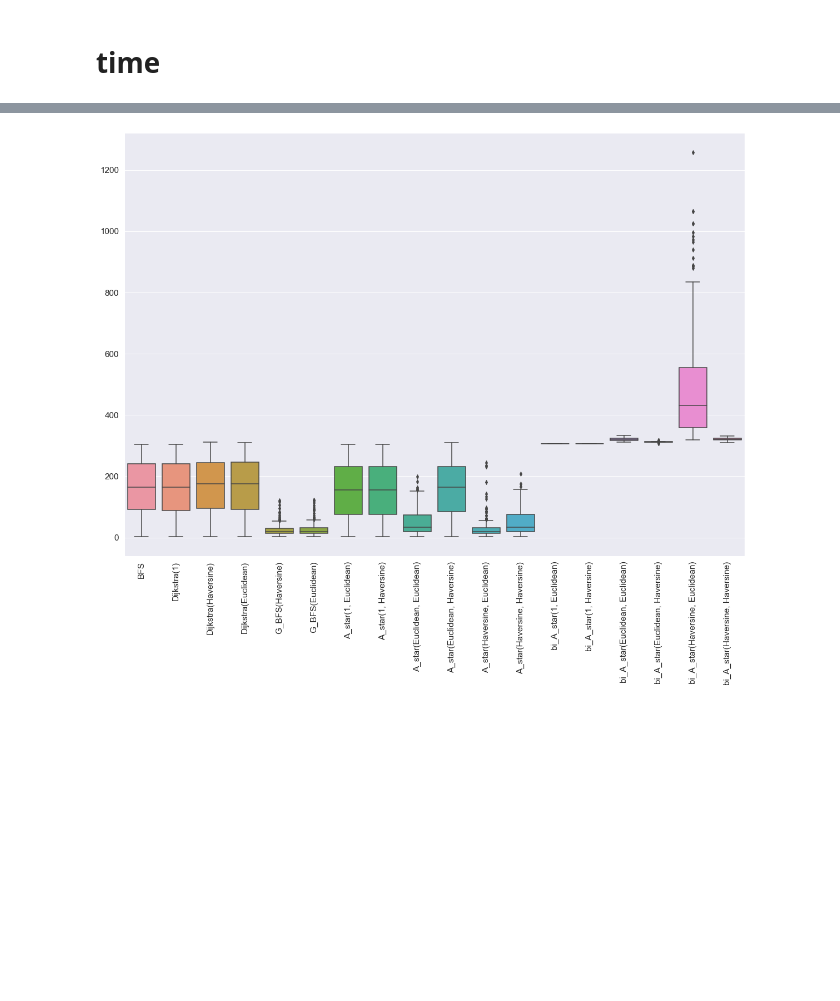
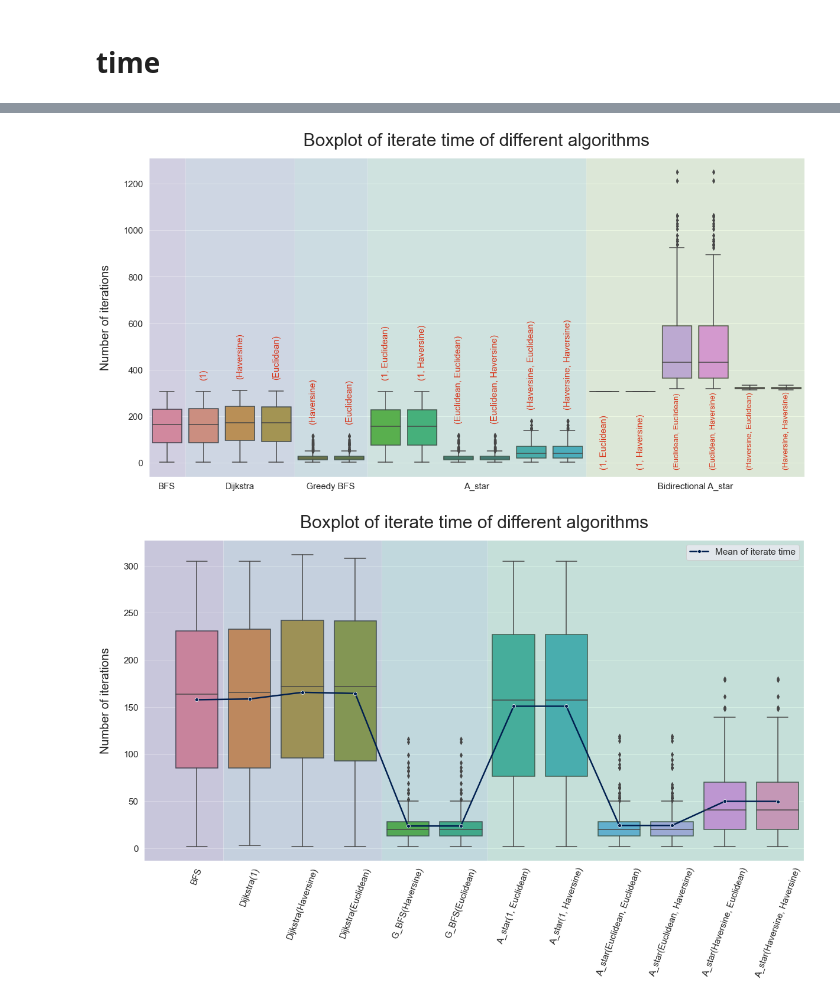
Before and after one commit to SustechSTA303/STA303-Assignment03, a Jupyter notebook: myWork/analysis&plot.ipynb, the cells around one changed output, grey strips where cells are left out. Drawn from its saved outputs; the diff is of its cells as text; code cells hidden in the pictures; blank space fills up the shorter version.

```diff
--- a/myWork/analysis&plot.ipynb
+++ b/myWork/analysis&plot.ipynb
@@ -61,8 +97,0 @@ iterate_time.head()
-# %%
-plt.figure(figsize=(20,14))
-sns.set(font_scale = 1.4)
-sns.boxplot(data=iterate_time.drop(["BellmanFord(1)","BellmanFord(Euclidean)"], axis=1))
-
-plt.xticks(rotation = 90);
-# %% [output]
-[figure, removed]
@@ -68,0 +100,70 @@ plt.xticks(rotation = 90);
+# %%
+plt.figure(figsize=(20,10))
+sns.set(font_scale = 1.4)
+
+colors = sns.color_palette("viridis", 5)
+plt.axvspan(-1, 0.5, facecolor=colors[0], alpha=0.15)  # Specify the range of the first partition
+plt.axvspan(0.5, 3.5, facecolor=colors[1], alpha=0.15)  # Specify the range of the second partition
+plt.axvspan(3.5, 5.5, facecolor=colors[2], alpha=0.15)  # Specify the range of the second partition
+plt.axvspan(5.5, 11.5, facecolor=colors[3], alpha=0.15)  # Specify the range of the first partition
+plt.axvspan(11.5, 17.5, facecolor=colors[4], alpha=0.15)  # Specify the range of the second partition
+
+sns.boxplot(data=iterate_time.drop(["BellmanFord(Euclidean)"], axis=1))
+# sns.lineplot(data=np.mean(iterate_time.drop(["BellmanFord(1)","BellmanFord(Euclidean)"], axis=1)), palette="tab10", linewidth=2.5, dashes=False)
+
+plt.title("Boxplot of iterate time of different algorithms", fontsize=30, pad=20)
+plt.ylabel("Number of iterations", fontsize=20, labelpad=20)
+plt.xticks([0,2,4.5,8.5,14.5],["BFS","Dijkstra","Greedy BFS","A_star","Bidirectional A_star"] ,fontsize=15);
+
+plt.text(1,np.max(iterate_time['Dijkstra(1)'])+50,'(1)', ha='center', rotation = 90,va= 'bottom',fontsize=15,color='#d8351a')
+plt.text(2,np.max(iterate_time['Dijkstra(Haversine)'])+50,'(Haversine)', ha='center', rotation = 90,va= 'bottom',fontsize=15,color='#d8351a')
+plt.text(3,np.max(iterate_time['Dijkstra(Euclidean)'])+50,'(Euclidean)', ha='center', rotation = 90,va= 'bottom',fontsize=15,color='#d8351a')
+
+plt.text(4,np.max(iterate_time['G_BFS(Haversine)'])+50,'(Haversine)', ha='center', rotation = 90,va= 'bottom',fontsize=15,color='#d8351a')
+plt.text(5,np.max(iterate_time['G_BFS(Euclidean)'])+50,'(Euclidean)', ha='center', rotation = 90,va= 'bottom',fontsize=15,color='#d8351a')
+
+plt.text(6,np.max(iterate_time['A_star(1, Euclidean)'])+50,'(1, Euclidean)', ha='center', rotation = 90,va= 'bottom',fontsize=15,color='#d8351a')
+plt.text(7,np.max(iterate_time['A_star(1, Haversine)'])+50,'(1, Haversine)', ha='center', rotation = 90,va= 'bottom',fontsize=15,color='#d8351a')
+plt.text(8,np.max(iterate_time['A_star(Euclidean, Euclidean)'])+50,'(Euclidean, Euclidean)', ha='center', rotation = 90,va= 'bottom',fontsize=15,color='#d8351a')
+plt.text(9,np.max(iterate_time['A_star(Euclidean, Haversine)'])+50,'(Euclidean, Haversine)', ha='center', rotation = 90,va= 'bottom',fontsize=15,color='#d8351a')
+plt.text(10,np.max(iterate_time['A_star(Haversine, Euclidean)'])+50,'(Haversine, Euclidean)', ha='center', rotation = 90,va= 'bottom',fontsize=15,color='#d8351a')
+plt.text(11,np.max(iterate_time['A_star(Haversine, Haversine)'])+50,'(Haversine, Haversine)', ha='center', rotation = 90,va= 'bottom',fontsize=15,color='#d8351a')
+
+plt.text(12,np.min(iterate_time['A_star(1, Euclidean)'])-30,'(1, Euclidean)', ha='center', rotation = 90,va= 'bottom',fontsize=15,color='#d8351a')
+plt.text(13,np.min(iterate_time['A_star(1, Haversine)'])-30,'(1, Haversine)', ha='center', rotation = 90,va= 'bottom',fontsize=15,color='#d8351a')
+plt.text(14,np.min(iterate_time['A_star(Euclidean, Euclidean)'])-30,'(Euclidean, Euclidean)', ha='center', rotation = 90,va= 'bottom',fontsize=13,color='#d8351a')
+plt.text(15,np.min(iterate_time['A_star(Euclidean, Haversine)'])-30,'(Euclidean, Haversine)', ha='center', rotation = 90,va= 'bottom',fontsize=13,color='#d8351a')
+plt.text(16,np.min(iterate_time['A_star(Haversine, Euclidean)'])-30,'(Haversine, Euclidean)', ha='center', rotation = 90,va= 'bottom',fontsize=13,color='#d8351a')
+plt.text(17,np.min(iterate_time['A_star(Haversine, Haversine)'])-30,'(Haversine, Haversine)', ha='center', rotation = 90,va= 'bottom',fontsize=13,color='#d8351a')
+
+
+
+plt.savefig("present/iterate_time1.svg")
+# %% [output]
+[figure, added]
+# %%
+plt.figure(figsize=(20,10))
+sns.set(font_scale = 1.4)
+
+colors = sns.color_palette("viridis", 5)
+plt.axvspan(-1, 0.5, facecolor=colors[0], alpha=0.2)  # Specify the range of the first partition
+plt.axvspan(0.5, 3.5, facecolor=colors[1], alpha=0.2)  # Specify the range of the second partition
+plt.axvspan(3.5, 5.5, facecolor=colors[2], alpha=0.2)  # Specify the range of the second partition
+plt.axvspan(5.5, 11.5, facecolor=colors[3], alpha=0.2)  # Specify the range of the first partition
+# plt.axvspan(11.5, 17.5, facecolor=colors[4], alpha=0.15)  # Specify the range of the second partition
+
+# 找出列名中含有"bi_A_star"的列
+bi_A_star_columns = list(filter(lambda x: 'bi_A_star' in x, iterate_time.columns))
+Bell_columns = list(filter(lambda x: 'BellmanFord' in x, iterate_time.columns))
+
+sns.boxplot(data=iterate_time.drop([*Bell_columns,*bi_A_star_columns], axis=1))
+sns.lineplot(data=np.mean(iterate_time.drop([*Bell_columns,*bi_A_star_columns], axis=1)),marker = "o",linewidth=2.5, color = '#001f4f',label = "Mean of iterate time")
+
+plt.title("Boxplot of iterate time of different algorithms", fontsize=30, pad=20)
+plt.ylabel("Number of iterations", fontsize=20, labelpad=20)
+plt.xlim(-1,11.5)
+plt.xticks(rotation=70 ,fontsize=15);
+
+plt.savefig("present/iterate_time2.svg")
+# %% [output]
+[figure, added]
```
Also changed, not shown: parts of 6 cells of this notebook, 8 other files.
